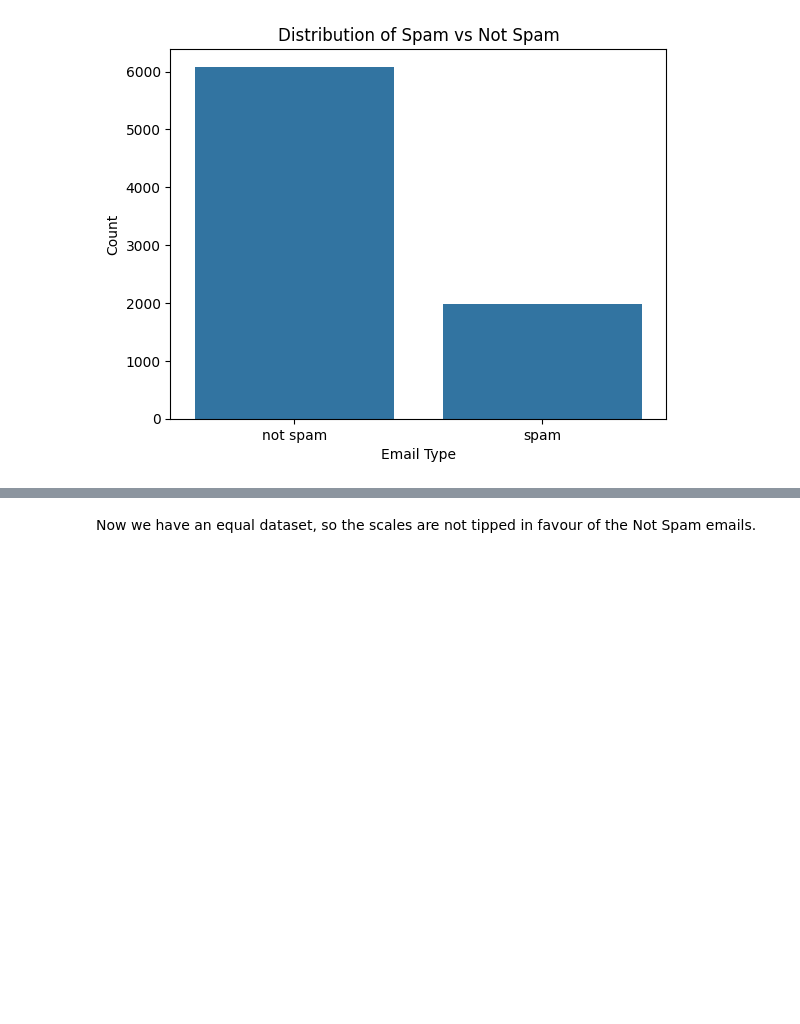
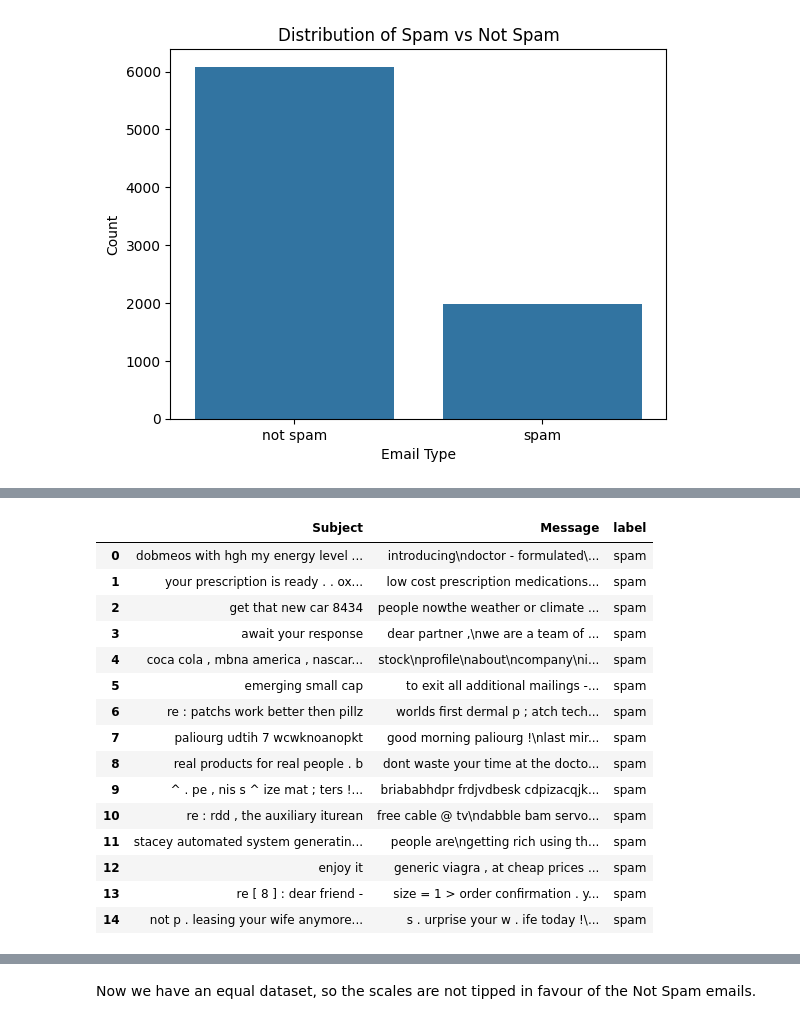
Before and after one commit to KaloyanRakov/Spam-Email-Classifier, a Jupyter notebook: Notebooks/SpamShield.ipynb, the cells around one changed output, grey strips where cells are left out. Saved outputs shown, nothing was run; the diff lists cells and outputs as text; code cells hidden in the pictures; blank space fills up the shorter version.

```diff
--- a/Notebooks/SpamShield.ipynb
+++ b/Notebooks/SpamShield.ipynb
@@ -256,0 +271,24 @@ plt.show()
+# %%
+spam_only_df = df3[df3['Spam/Ham'].str.lower() == 'spam']
+spam_only_df = spam_only_df.dropna(subset=['Subject', 'Message'])
+spam_only_df = spam_only_df[['Subject', 'Message', 'Spam/Ham']]
+spam_only_df = spam_only_df.rename(columns={'Spam/Ham': 'label'})
+spam_only_df = spam_only_df.reset_index(drop=True)
+spam_only_df.head(15)
+# %% [output]
+|  | Subject | Message | label |
+| 0 | dobmeos with hgh my energy level ... | introducing\ndoctor - formulated\... | spam |
+| 1 | your prescription is ready . . ox... | low cost prescription medications... | spam |
+| 2 | get that new car 8434 | people nowthe weather or climate ... | spam |
+| 3 | await your response | dear partner ,\nwe are a team of ... | spam |
+| 4 | coca cola , mbna america , nascar... | stock\nprofile\nabout\ncompany\ni... | spam |
+| 5 | emerging small cap | to exit all additional mailings -... | spam |
+| 6 | re : patchs work better then pillz | worlds first dermal p ; atch tech... | spam |
+| 7 | paliourg udtih 7 wcwknoanopkt | good morning paliourg !\nlast mir... | spam |
+| 8 | real products for real people . b | dont waste your time at the docto... | spam |
+| 9 | ^ . pe , nis s ^ ize mat ; ters !... | briababhdpr frdjvdbesk cdpizacqjk... | spam |
+| 10 | re : rdd , the auxiliary iturean | free cable @ tv\ndabble bam servo... | spam |
+| 11 | stacey automated system generatin... | people are\ngetting rich using th... | spam |
+| 12 | enjoy it | generic viagra , at cheap prices ... | spam |
+| 13 | re [ 8 ] : dear friend - | size = 1 > order confirmation . y... | spam |
+| 14 | not p . leasing your wife anymore... | s . urprise your w . ife today !\... | spam |
```
Also changed, not shown: parts of 11 cells of this notebook, 2 other files.
